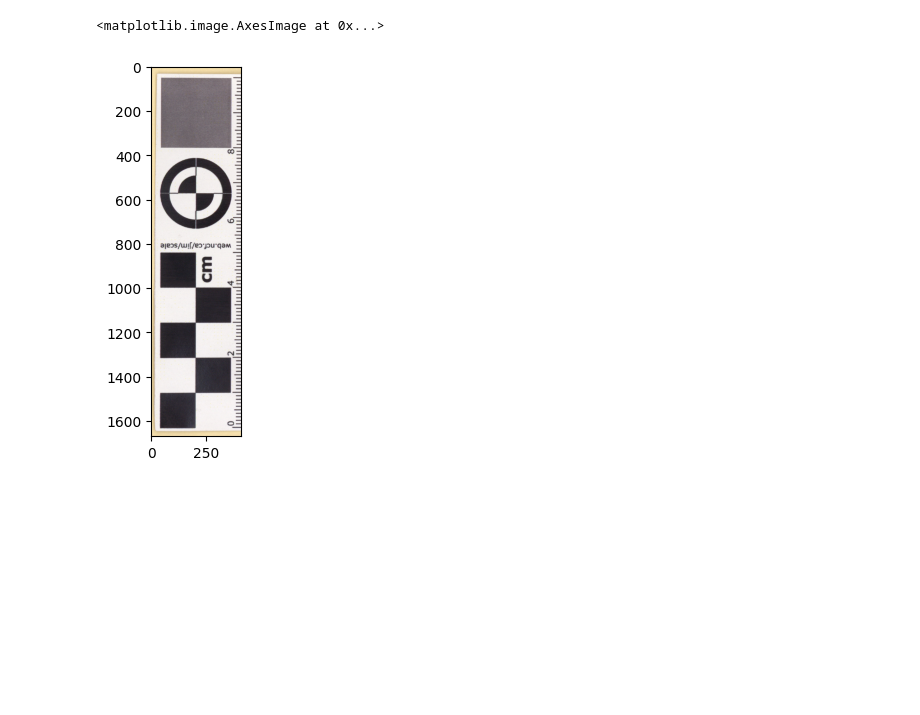
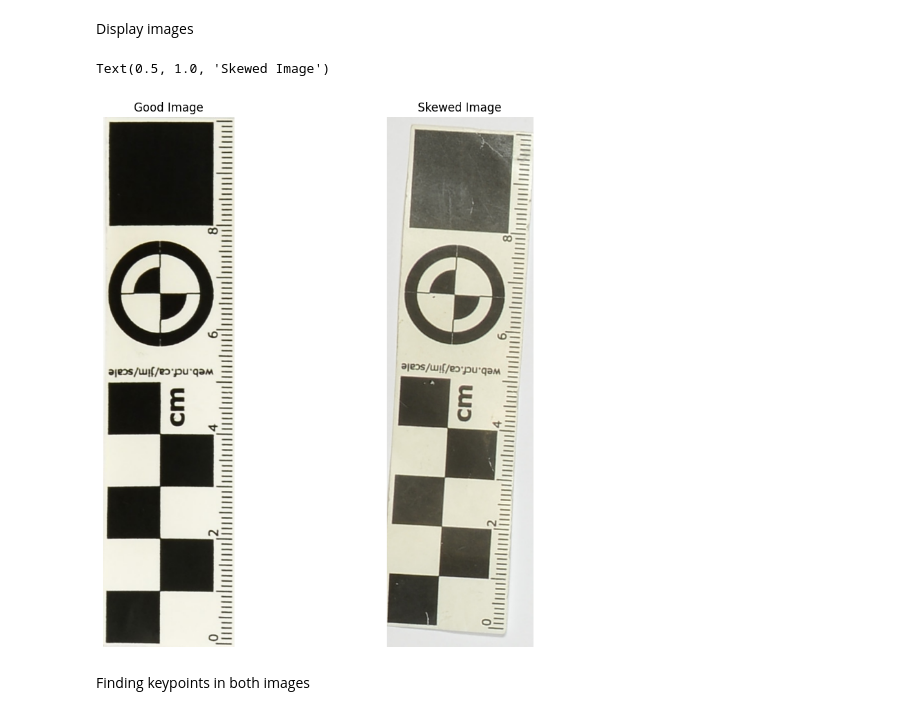
Before and after one commit to Floris-Buyse-FB/NTNU, a Jupyter notebook: scripts/helper/img_alignment.ipynb, the cells around one changed output. Drawn from its saved outputs; the diff is of its cells as text; code cells hidden in the pictures; blank space fills up the shorter version.

```diff
--- a/scripts/helper/img_alignment.ipynb
+++ b/scripts/helper/img_alignment.ipynb
@@ -3,12 +3,23 @@ import os
 import cv2
 import numpy as np
 import matplotlib.pyplot as plt
-# %%
-file_name = "../../images/cropped_scales/random/1701283179_scale_only.jpg"
-img = cv2.imread(file_name, cv2.IMREAD_COLOR)
-img = cv2.cvtColor(img, cv2.COLOR_BGR2RGB)
-# show
-plt.imshow(img)
-# %% [output]
-<matplotlib.image.AxesImage at 0x...>
-[figure, removed]
+# %% [markdown]
+Display images
+# %%
+good_img_path = rf"C:\Users\buyse\Downloads\1805284920_scale_only.jpg"
+skewed_img_path = rf"C:\Users\buyse\Workspace\NTNU\models\runs\detect\predict2\crops\scale_random\labels.jpg"
+
+good_img = cv2.imread(good_img_path, cv2.IMREAD_COLOR)
+good_img = cv2.cvtColor(good_img, cv2.COLOR_BGR2RGB)
+
+skewed_img = cv2.imread(skewed_img_path, cv2.IMREAD_COLOR)
+skewed_img = cv2.cvtColor(skewed_img, cv2.COLOR_BGR2RGB)
+
+plt.figure(figsize=[10,10]);
+plt.subplot(121); plt.axis('off'); plt.imshow(good_img) ;plt.title("Good Image")
+plt.subplot(122); plt.axis('off'); plt.imshow(skewed_img); plt.title("Skewed Image")
+# %% [output]
+Text(0.5, 1.0, 'Skewed Image')
+[figure, added]
+# %% [markdown]
+Finding keypoints in both images
```
Also changed, not shown: parts of 9 cells of this notebook, 7 other files.
